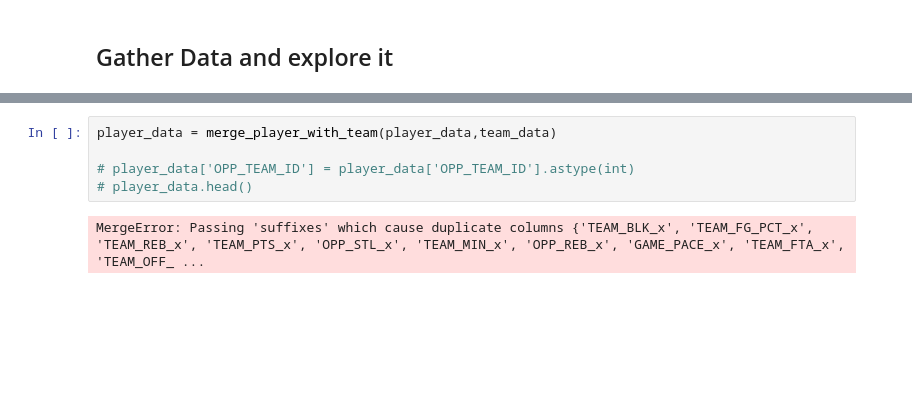
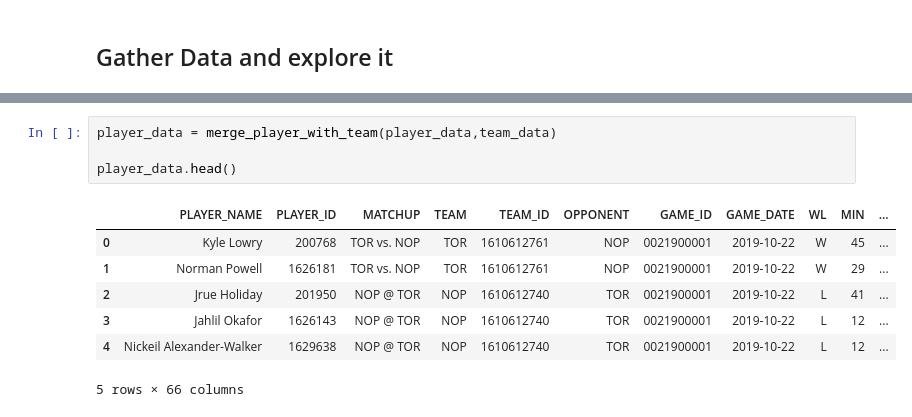
Before and after one commit to spon7ge/HoopsVista, a Jupyter notebook: PrizePicks/PlayerFunctions/TESTING.ipynb, the cells around one changed output, grey strips where cells are left out. Saved outputs shown, nothing was run; the diff lists cells and outputs as text; blank space fills up the shorter version.

```diff
--- a/PrizePicks/PlayerFunctions/TESTING.ipynb
+++ b/PrizePicks/PlayerFunctions/TESTING.ipynb
@@ -103,8 +103,13 @@ player_data.shape
 # %%
 player_data = merge_player_with_team(player_data,team_data)
 
-# player_data['OPP_TEAM_ID'] = player_data['OPP_TEAM_ID'].astype(int)
-# player_data.head()
+player_data.head()
 # %% [output]
+|  | PLAYER_NAME | PLAYER_ID | MATCHUP | TEAM | TEAM_ID | OPPONENT | GAME_ID | GAME_DATE | WL | MIN | ... |
+| 0 | Kyle Lowry | 200768 | TOR vs. NOP | TOR | 1610612761 | NOP | 0021900001 | 2019-10-22 | W | 45 | ... |
+| 1 | Norman Powell | 1626181 | TOR vs. NOP | TOR | 1610612761 | NOP | 0021900001 | 2019-10-22 | W | 29 | ... |
+| 2 | Jrue Holiday | 201950 | NOP @ TOR | NOP | 1610612740 | TOR | 0021900001 | 2019-10-22 | L | 41 | ... |
+| 3 | Jahlil Okafor | 1626143 | NOP @ TOR | NOP | 1610612740 | TOR | 0021900001 | 2019-10-22 | L | 12 | ... |
+| 4 | Nickeil Alexander-Walker | 1629638 | NOP @ TOR | NOP | 1610612740 | TOR | 0021900001 | 2019-10-22 | L | 12 | ... |
-MergeError: Passing 'suffixes' which cause duplicate columns {'TEAM_BLK_x', 'TEAM_FG_PCT_x', 'TEAM_REB_x', 'TEAM_PTS_x', 'OPP_STL_x', 'TEAM_MIN_x', 'OPP_REB_x', 'GAME_PACE_x', 'TEAM_FTA_x', 'TEAM_OFF_ ...
+5 rows × 66 columns
 # %%
```
Also changed, not shown: parts of 15 cells of this notebook, 2 other files.
